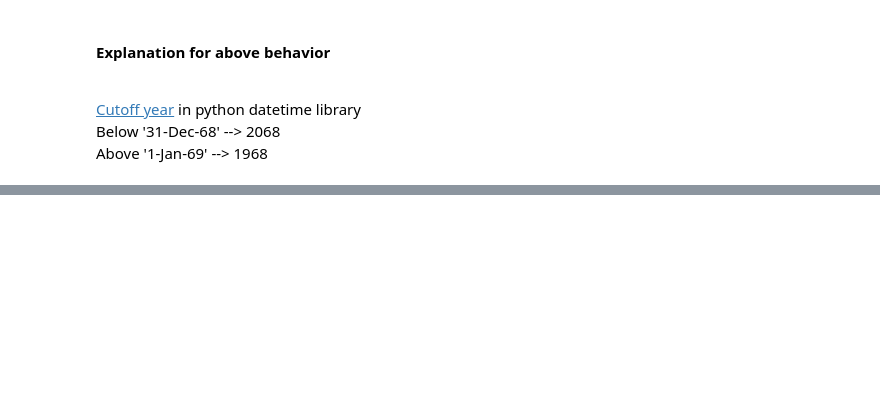
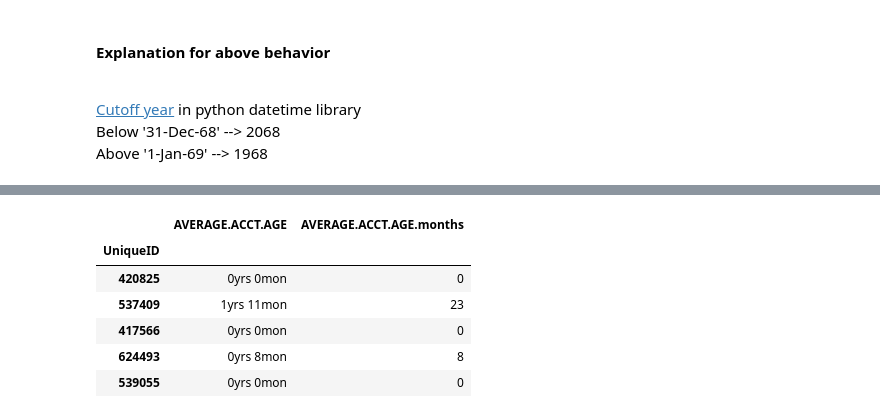
Before and after one commit to samil-web/strive-ai-may-2021-remote, a Jupyter notebook: 3. ltfs_eda/eda.ipynb, the cells around one changed output, grey strips where cells are left out. Drawn from its saved outputs; the diff is of its cells as text; code cells hidden in the pictures; blank space fills up the shorter version.

```diff
--- a/3. ltfs_eda/eda.ipynb
+++ b/3. ltfs_eda/eda.ipynb
@@ -250,0 +302,13 @@ Name: Date.of.Birth, Length: 19866, dtype: object
+# %%
+df['AVERAGE.ACCT.AGE.months'] =  df['AVERAGE.ACCT.AGE'].str.split().apply(lambda row: int(row[0].strip('yrs'))*12
+                                                                                    + int(row[1].strip('mon')))
+# %%
+df[['AVERAGE.ACCT.AGE','AVERAGE.ACCT.AGE.months']].head()
+# %% [output]
+|  | AVERAGE.ACCT.AGE | AVERAGE.ACCT.AGE.months |
+| UniqueID |  |  |
+| 420825 | 0yrs 0mon | 0 |
+| 537409 | 1yrs 11mon | 23 |
+| 417566 | 0yrs 0mon | 0 |
+| 624493 | 0yrs 8mon | 8 |
+| 539055 | 0yrs 0mon | 0 |
```
Also changed, not shown: parts of 7 cells of this notebook.
